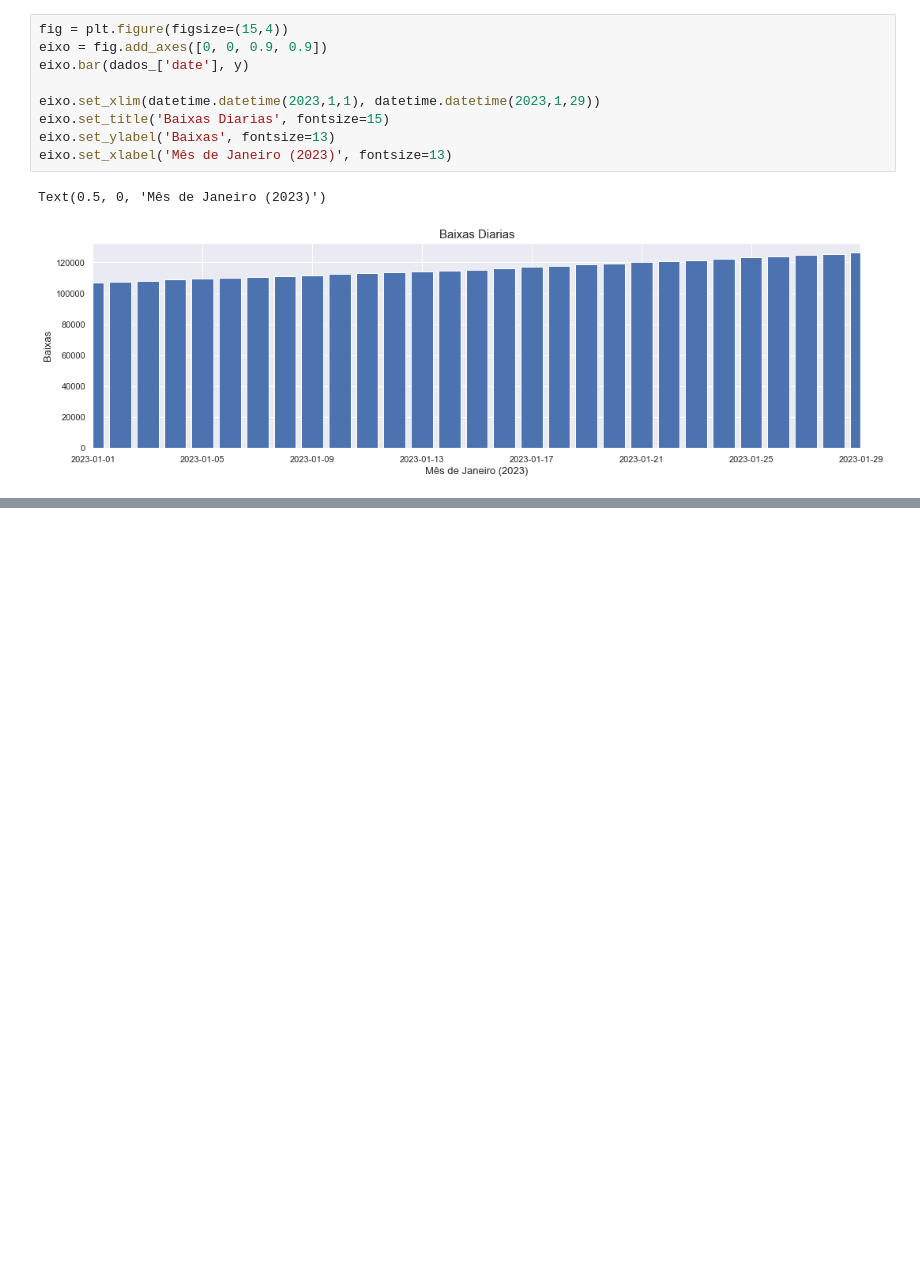
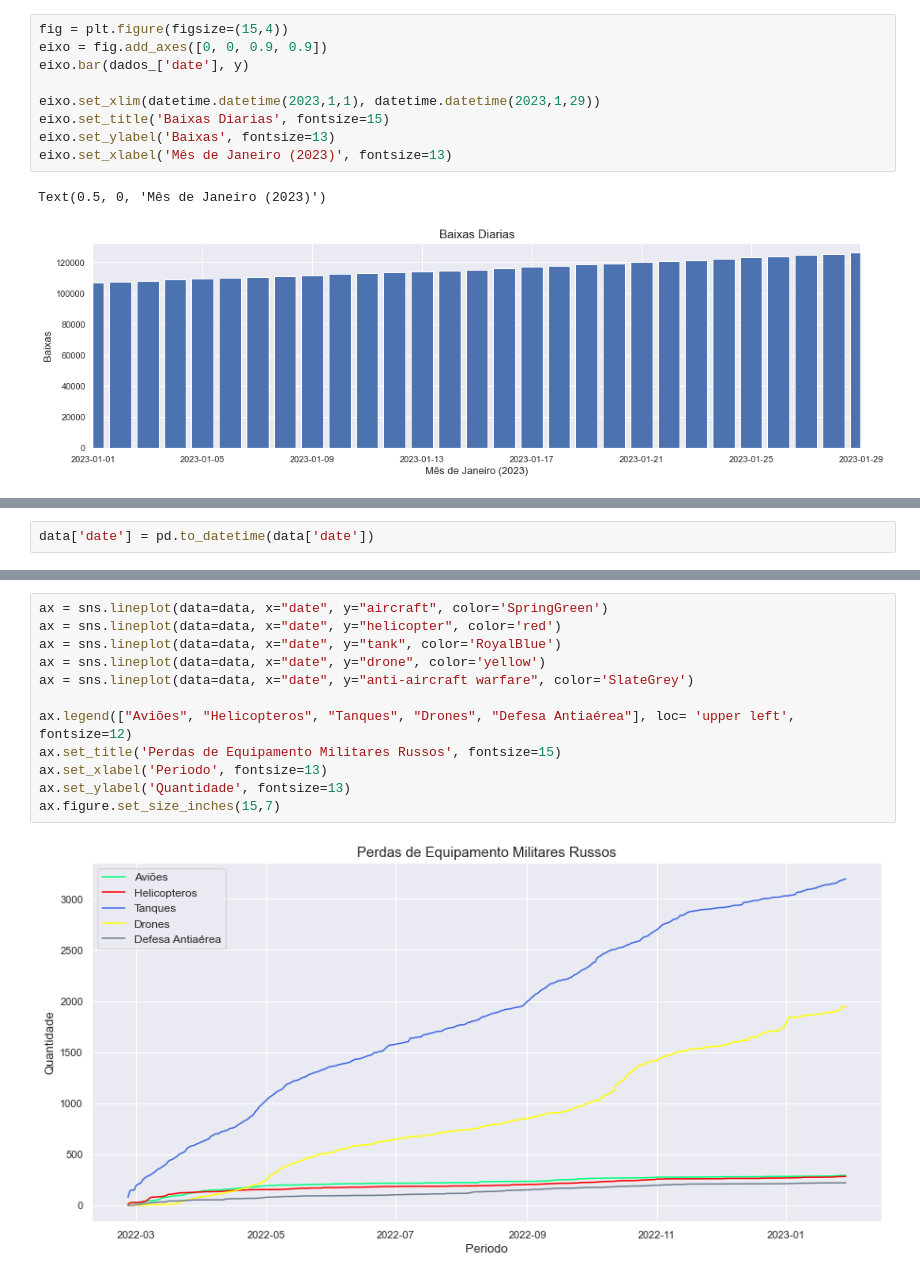
Before and after one commit to henriquecarvalho-maker/Projeto-Guerra-da-Ucrania, a Jupyter notebook: Russia_Losses.ipynb, the cells around one changed output, grey strips where cells are left out. Drawn from its saved outputs; the diff is of its cells as text; blank space fills up the shorter version.

Commit message:
Analise de equipamentos perdidos

```diff
--- a/Russia_Losses.ipynb
+++ b/Russia_Losses.ipynb
@@ -191,0 +196,2 @@ ani
+# %%
+data['date'] = pd.to_datetime(data['date'])
@@ -191,0 +208,14 @@ ani
+# %%
+ax = sns.lineplot(data=data, x="date", y="aircraft", color='SpringGreen')
+ax = sns.lineplot(data=data, x="date", y="helicopter", color='red')
+ax = sns.lineplot(data=data, x="date", y="tank", color='RoyalBlue')
+ax = sns.lineplot(data=data, x="date", y="drone", color='yellow')
+ax = sns.lineplot(data=data, x="date", y="anti-aircraft warfare", color='SlateGrey')
+
+ax.legend(["Aviões", "Helicopteros", "Tanques", "Drones", "Defesa Antiaérea"], loc= 'upper left', fontsize=12)
+ax.set_title('Perdas de Equipamento Militares Russos', fontsize=15)
+ax.set_xlabel('Periodo', fontsize=13)
+ax.set_ylabel('Quantidade', fontsize=13)
+ax.figure.set_size_inches(15,7)
+# %% [output]
+[figure, added]
```
Also changed, not shown: parts of 15 cells of this notebook, 2 other files.
